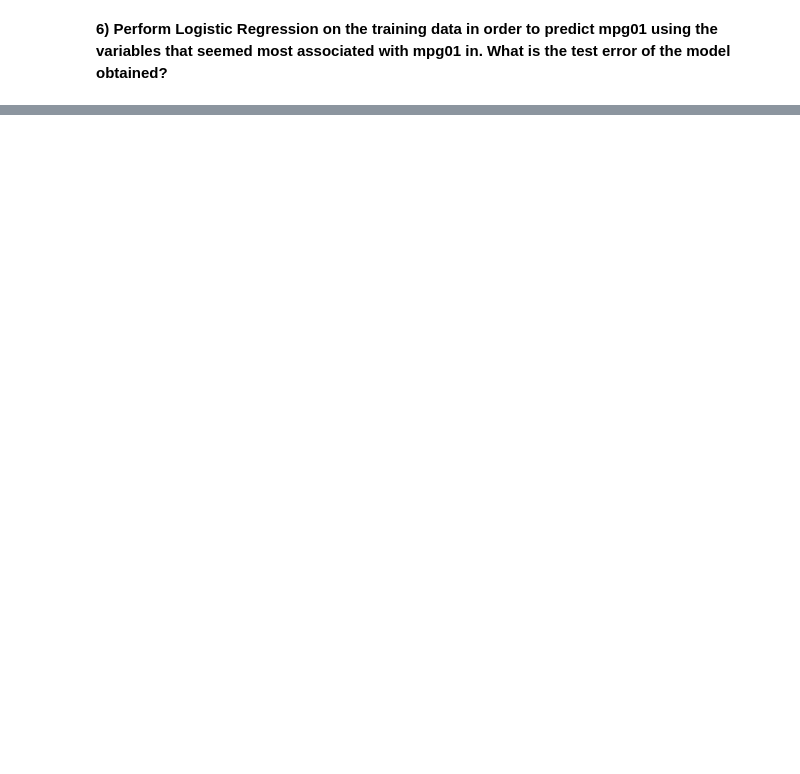
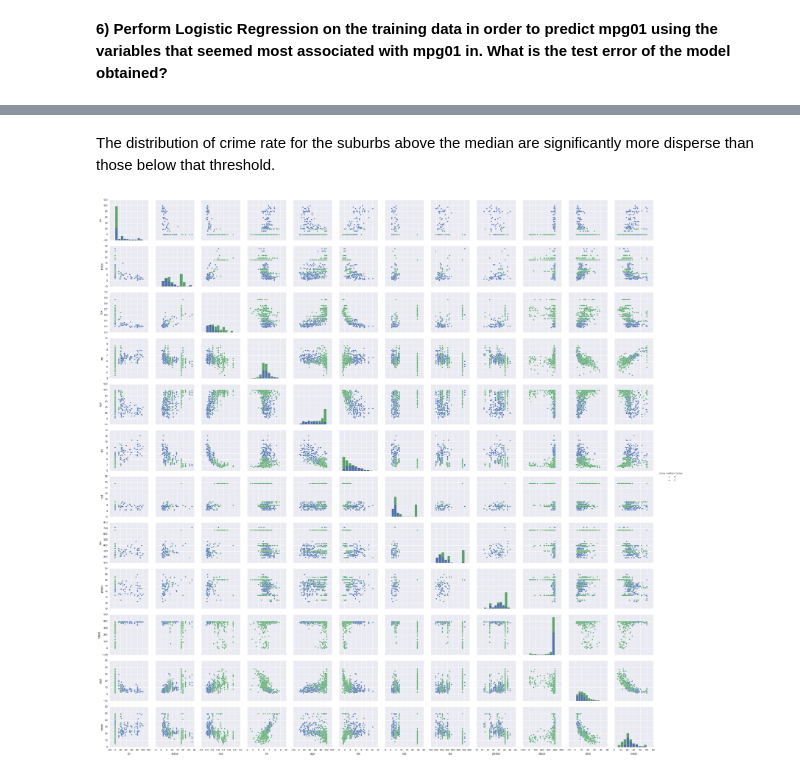
Before and after one commit to gerdm/ISLR, a Jupyter notebook: ex4.ipynb, the cells around one changed output, grey strips where cells are left out. Drawn from its saved outputs; the diff is of its cells as text; code cells hidden in the pictures; blank space fills up the shorter version.

```diff
--- a/ex4.ipynb
+++ b/ex4.ipynb
@@ -639,0 +726,7 @@ Test Error Log. Regression: 13.9241%
+# %% [markdown]
+The distribution of crime rate for the suburbs above the median are significantly more disperse than those below that threshold.
+# %%
+sns.pairplot(boston_train, hue="crime_median_binary", vars=boston_train.drop(["crim", "crime_median_binary", "chas"], 1))
+plt.show()
+# %% [output]
+[figure, added]
```
Also changed, not shown: parts of 23 cells of this notebook.
